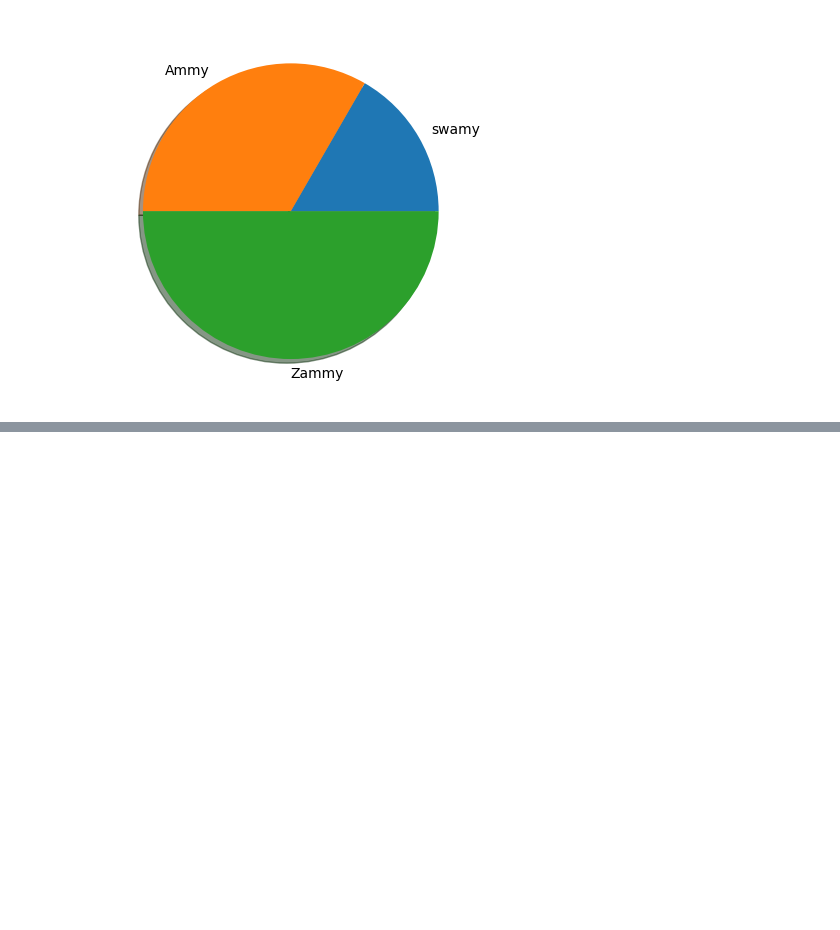
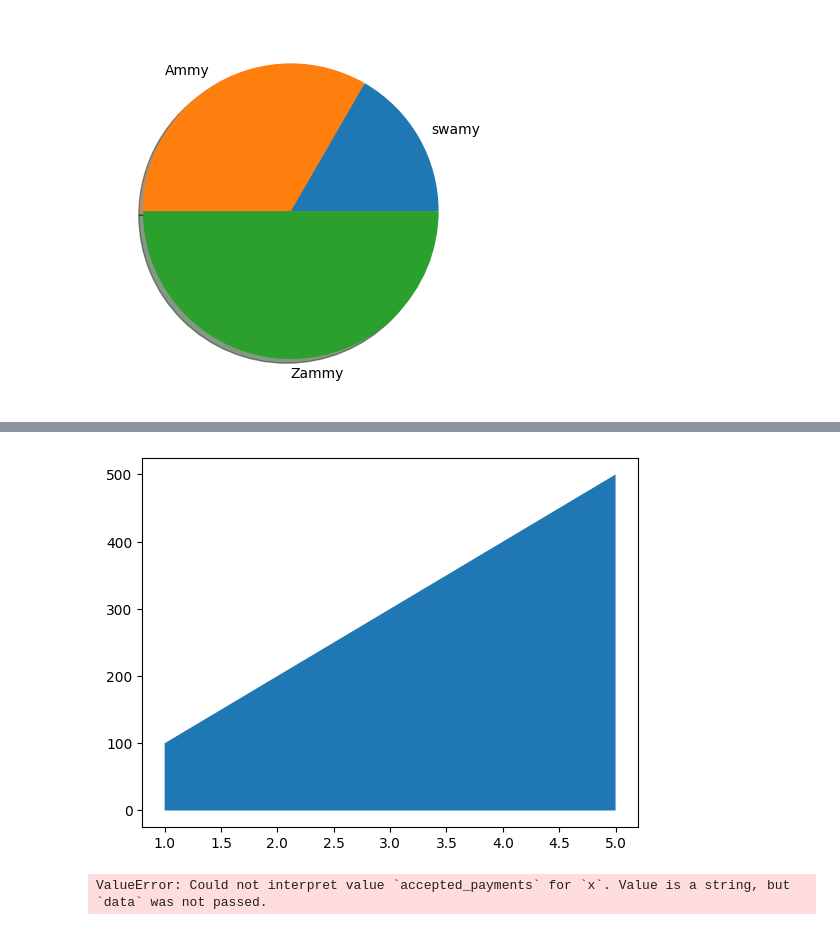
Before and after one commit to MuthuswamyNadar/Python-DSA, a Jupyter notebook: Python(pandas)/Pandas_Advance.ipynb, the cells around one changed output, grey strips where cells are left out. Cells and saved outputs as stored; diff of their text form; code cells hidden in the pictures; blank space fills up the shorter version.

```diff
--- a/Python(pandas)/Pandas_Advance.ipynb
+++ b/Python(pandas)/Pandas_Advance.ipynb
@@ -135,0 +179,15 @@ plt.show()
+# %%
+# Used the area plot
+Days = [1,2,3,4,5]
+Sales = [100,200,300,400,500]
+plt.fill_between(Days,Sales)
+plt.show()
+# %% [output]
+[figure, added]
+# %%
+import seaborn as sns
+import pandas as pd
+data=pd.read_csv('services.csv')
+sns.violinplot(x='accepted_payments',y='program_id')
+# %% [output]
+ValueError: Could not interpret value `accepted_payments` for `x`. Value is a string, but `data` was not passed.
```
Also changed, not shown: parts of 3 cells of this notebook.
